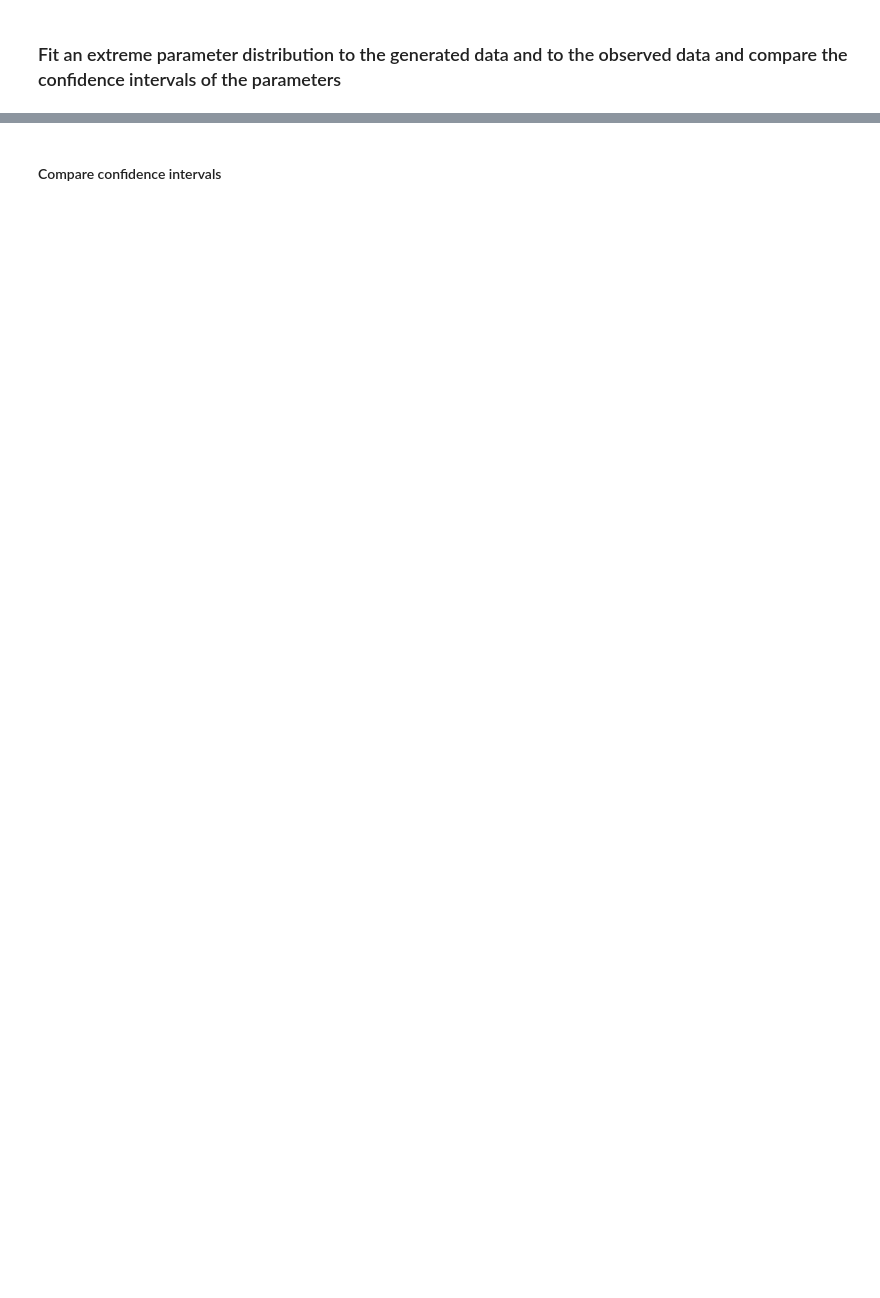
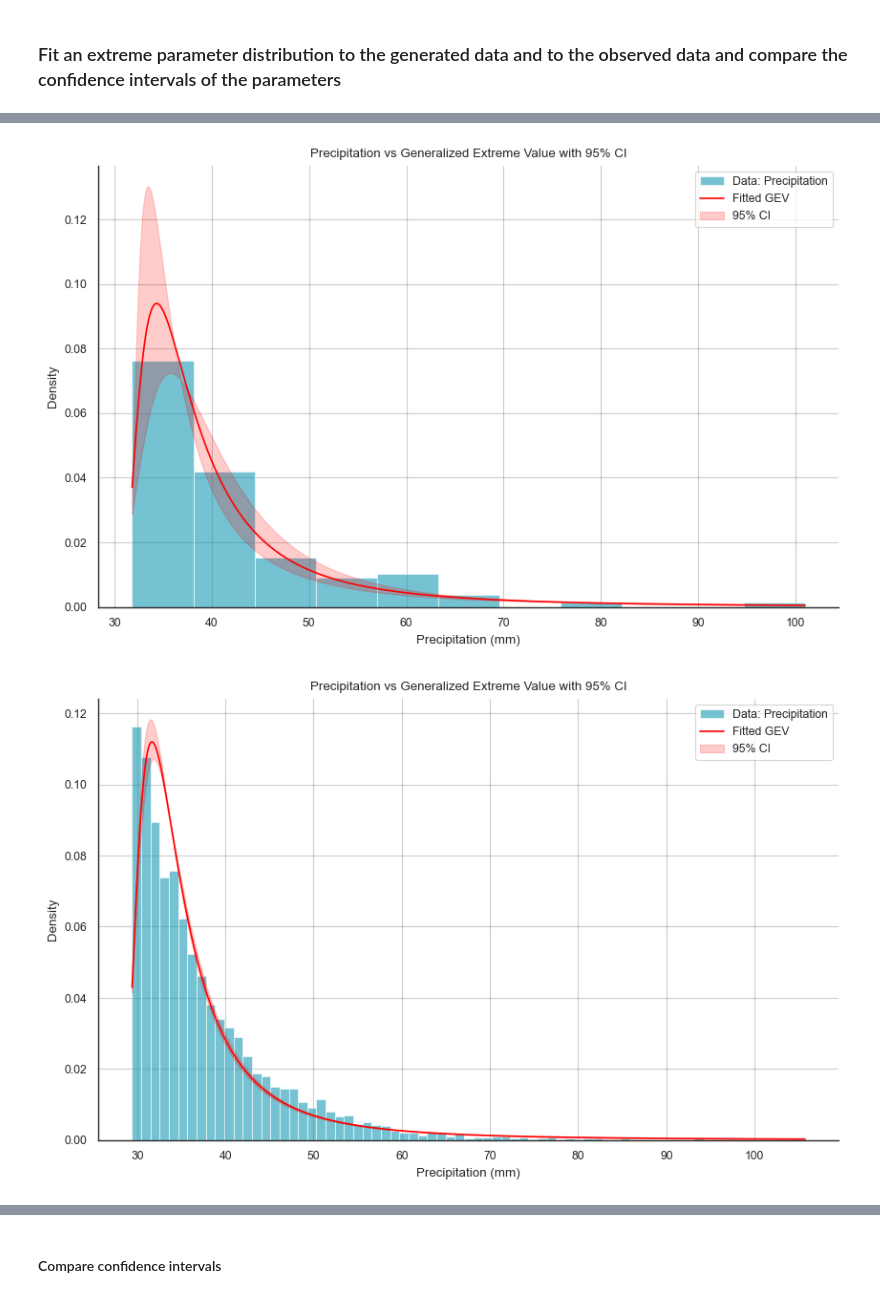
Before and after one commit to CooperBigFoot/climate-impacts, a Jupyter notebook: code/eda.ipynb, the cells around one changed output, grey strips where cells are left out. Saved outputs shown, nothing was run; the diff lists cells and outputs as text; code cells hidden in the pictures; blank space fills up the shorter version.

```diff
--- a/code/eda.ipynb
+++ b/code/eda.ipynb
@@ -74,5 +109,6 @@ cs.plot_mean_and_std(observations=present_data, simulation=exp_first_data)
 # %%
 observed = ClimateExtreme(present_data)
 generated = ClimateExtreme(exp_first_data)
+gamma_third = ClimateExtreme(gamma_third_data)
 # %%
 c, loc, scale, ci_lower, ci_upper = observed.fit_genextreme(
@@ -97,3 +161,7 @@ print(f"scale: ({ci_lower[2]:.4f}, {ci_upper[2]:.4f})")
 # %%
-observed.plot_fit_and_ci("Precipitation", "mm")
+observed.plot_fit_and_ci("Precipitation", "mm", output_destination="/Users/cooper/Desktop/climate-impacts/images/extreme_observed_fit.png")
 generated.plot_fit_and_ci("Precipitation", "mm")
+gamma_third.plot_fit_and_ci("Precipitation", "mm")
+# %% [output]
+[figure, added]
+[figure, added]
```
Also changed, not shown: parts of 27 cells of this notebook, 4 other files.
